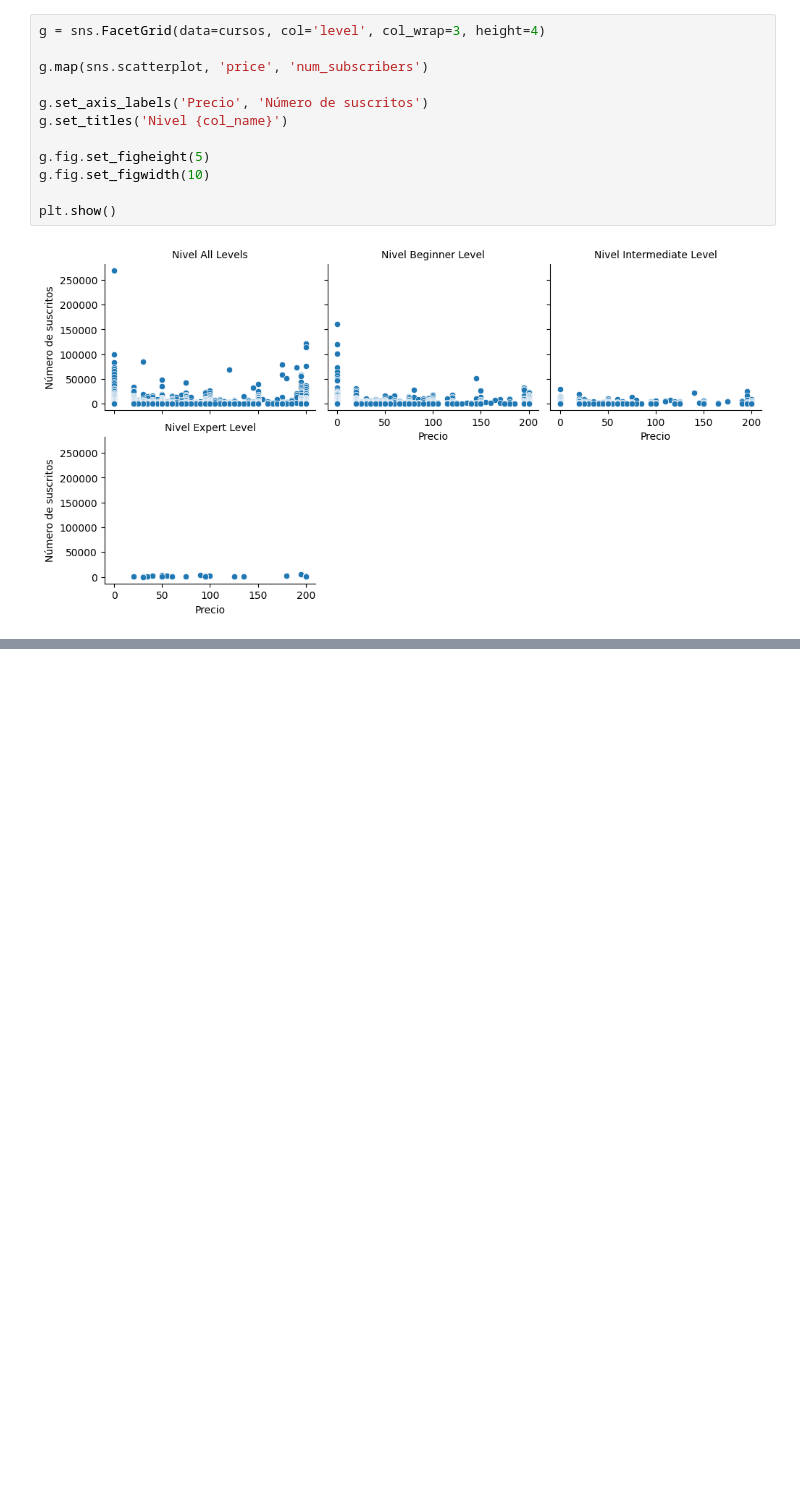
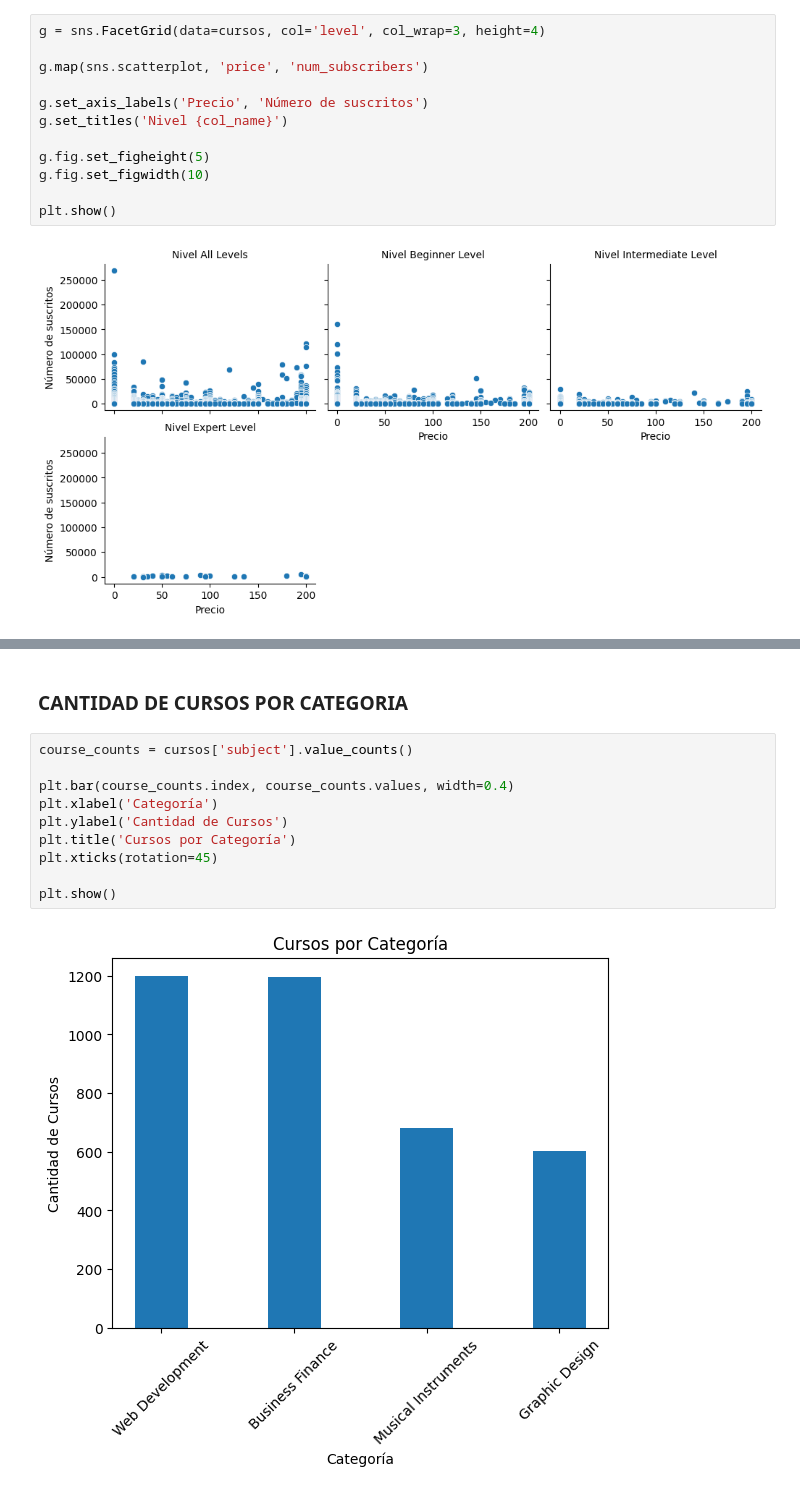
Before and after one commit to pedroOria/PI02_data_analitics, a Jupyter notebook: EDA_udemy.ipynb, the cells around one changed output, grey strips where cells are left out. Drawn from its saved outputs; the diff is of its cells as text; blank space fills up the shorter version.

```diff
--- a/EDA_udemy.ipynb
+++ b/EDA_udemy.ipynb
@@ -101,0 +123,14 @@ plt.show()
+# %% [markdown]
+### CANTIDAD DE CURSOS POR CATEGORIA
+# %%
+course_counts = cursos['subject'].value_counts()
+
+plt.bar(course_counts.index, course_counts.values, width=0.4)
+plt.xlabel('Categoría')
+plt.ylabel('Cantidad de Cursos')
+plt.title('Cursos por Categoría')
+plt.xticks(rotation=45)
+
+plt.show()
+# %% [output]
+[figure, added]
```
Also changed, not shown: parts of 11 cells of this notebook, 1 other file.
